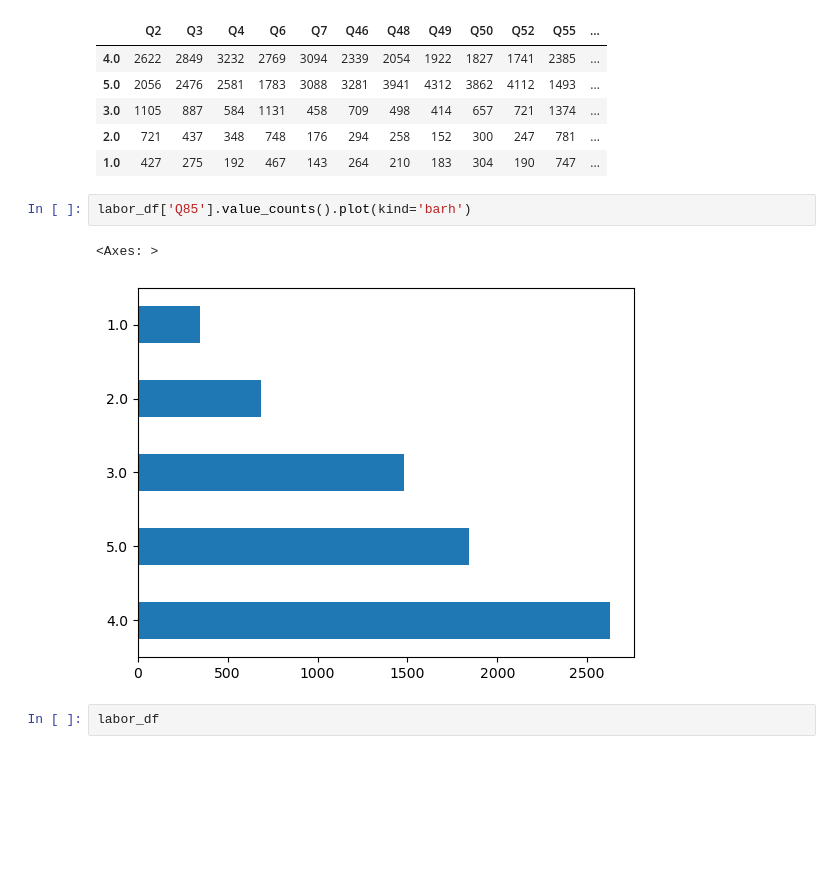
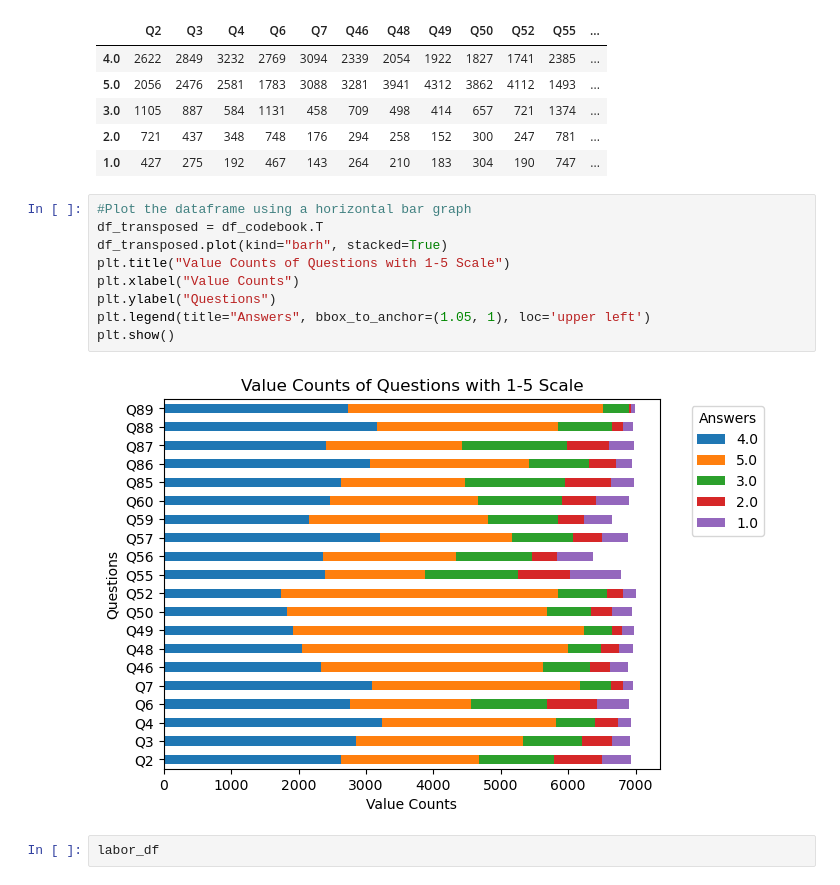
Before and after one commit to CJunger/agency-turnover, a Jupyter notebook: agency_analysis.ipynb, the cells around one changed output. Drawn from its saved outputs; the diff is of its cells as text; blank space fills up the shorter version.

```diff
--- a/agency_analysis.ipynb
+++ b/agency_analysis.ipynb
@@ -175,10 +175,16 @@ df_codebook.head()
 | 2.0 | 721 | 437 | 348 | 748 | 176 | 294 | 258 | 152 | 300 | 247 | 781 | ... |
 | 1.0 | 427 | 275 | 192 | 467 | 143 | 264 | 210 | 183 | 304 | 190 | 747 | ... |
 # %%
-labor_df['Q85'].value_counts().plot(kind='barh')
+#Plot the dataframe using a horizontal bar graph
+df_transposed = df_codebook.T
+df_transposed.plot(kind="barh", stacked=True)
+plt.title("Value Counts of Questions with 1-5 Scale")
+plt.xlabel("Value Counts")
+plt.ylabel("Questions")
+plt.legend(title="Answers", bbox_to_anchor=(1.05, 1), loc='upper left')
+plt.show()
 # %% [output]
-<Axes: >
-[figure, old version]
+[figure, new version]
 # %%
 labor_df
 # %% [output]
```
Also changed, not shown: parts of 4 cells of this notebook.
